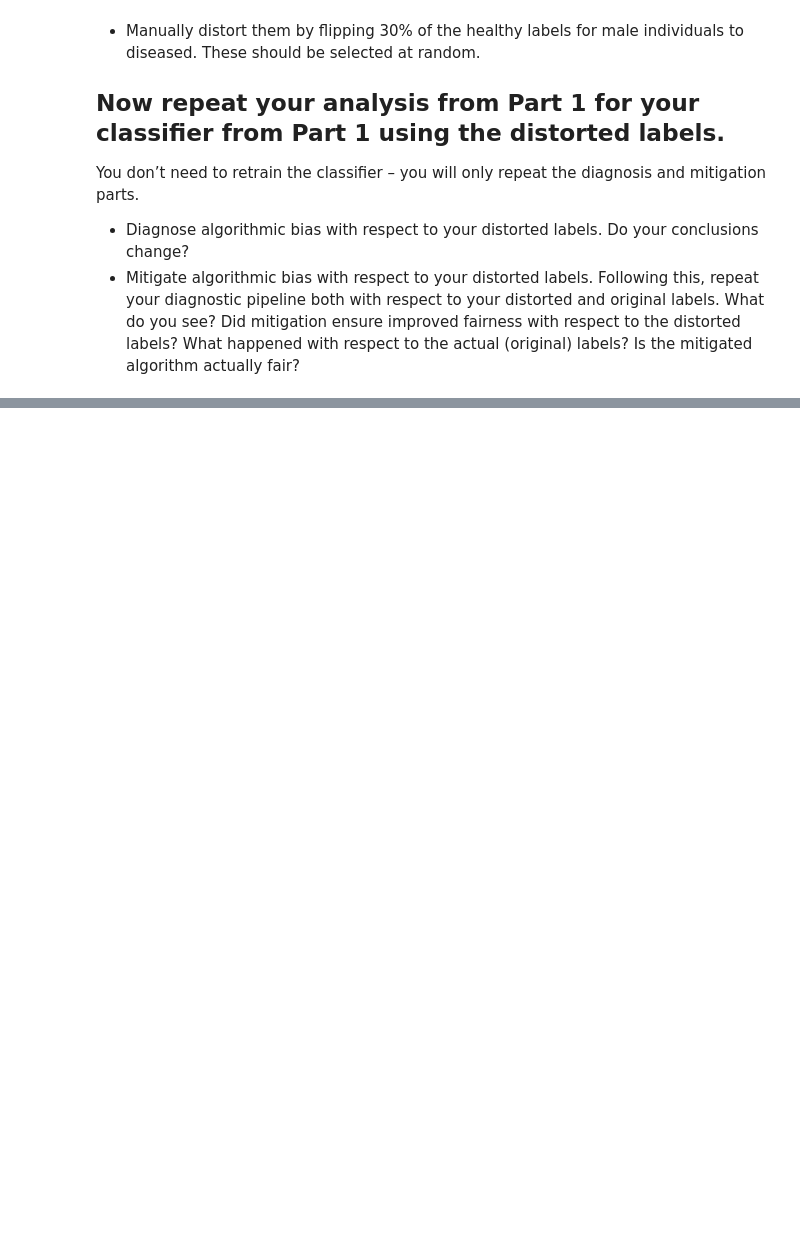
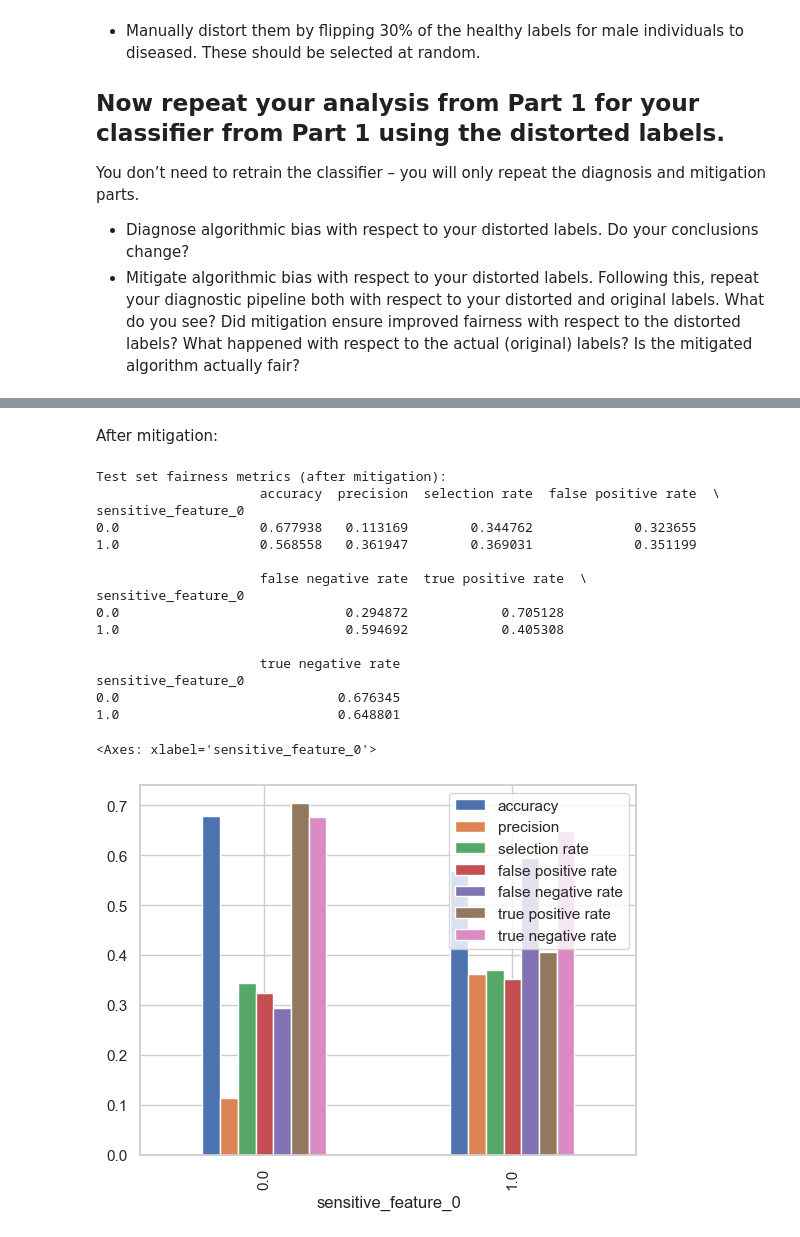
Before and after one commit to s224202/project1, a Jupyter notebook: exercise.ipynb, the cells around one changed output, grey strips where cells are left out. Drawn from its saved outputs; the diff is of its cells as text; code cells hidden in the pictures; blank space fills up the shorter version.

```diff
--- a/exercise.ipynb
+++ b/exercise.ipynb
@@ -622,0 +755,35 @@ You don’t need to retrain the classifier – you will only repeat the diagnosi
+# %% [markdown]
+After mitigation:
+# %%
+mf = MetricFrame(metrics={"accuracy": accuracy_score,
+                        "precision": precision_score,
+                        "selection rate": selection_rate,
+                        "false positive rate": false_positive_rate,
+                        "false negative rate": false_negative_rate,
+                        "true positive rate": true_positive_rate,
+                        "true negative rate": true_negative_rate,
+                         },
+                 y_true=test_lab_distorted,
+                 y_pred=y_pred_fair_test,
+                 sensitive_features=test_a)
+print("Test set fairness metrics (after mitigation):")
+print(mf.by_group)
+mf.by_group.plot.bar()
+# %% [output]
+Test set fairness metrics (after mitigation):
+                     accuracy  precision  selection rate  false positive rate  \
+sensitive_feature_0
+0.0                  0.677938   0.113169        0.344762             0.323655
+1.0                  0.568558   0.361947        0.369031             0.351199
+
+                     false negative rate  true positive rate  \
+sensitive_feature_0
+0.0                             0.294872            0.705128
+1.0                             0.594692            0.405308
+
+                     true negative rate
+sensitive_feature_0
+0.0                            0.676345
+1.0                            0.648801
+<Axes: xlabel='sensitive_feature_0'>
+[figure, added]
```
Also changed, not shown: parts of 16 cells of this notebook.
